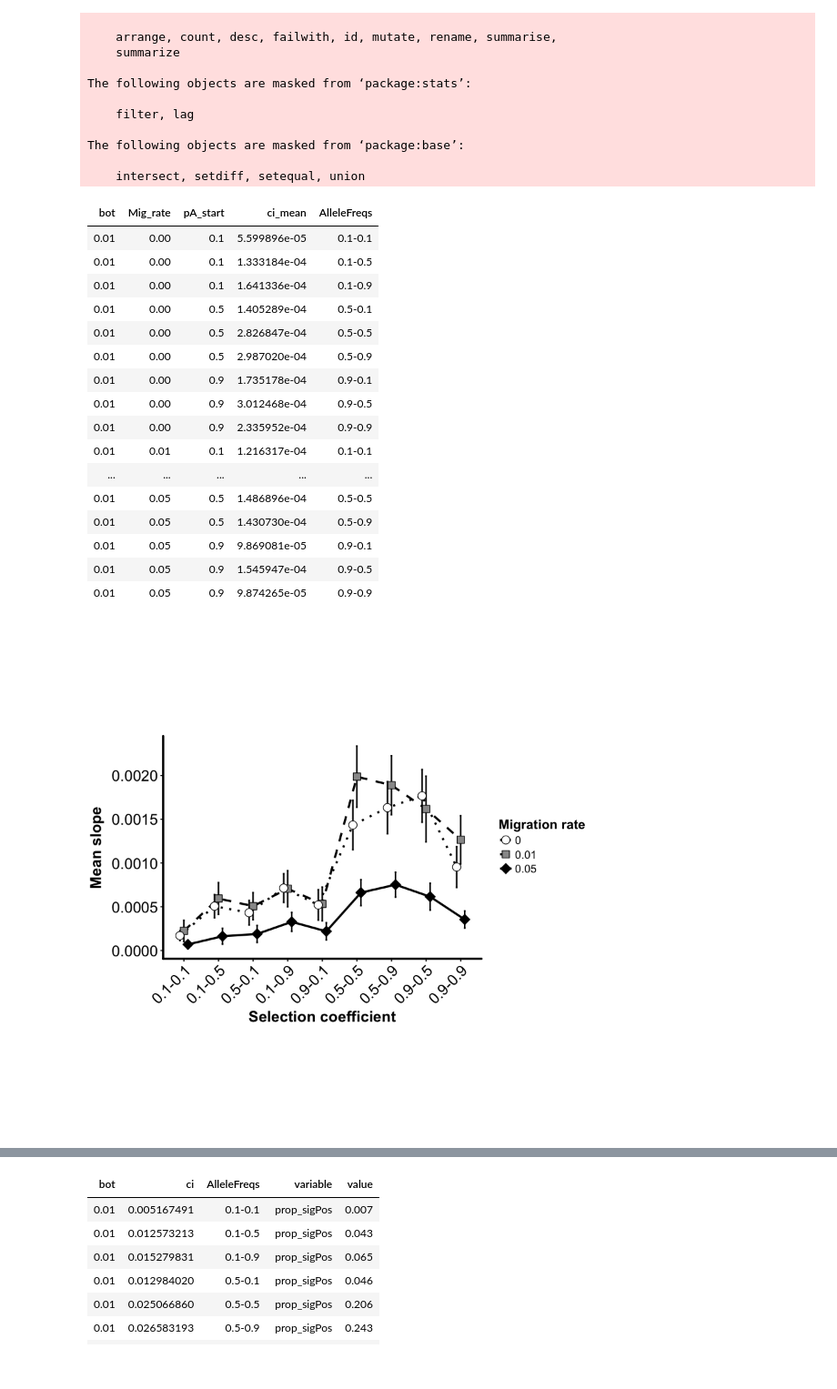
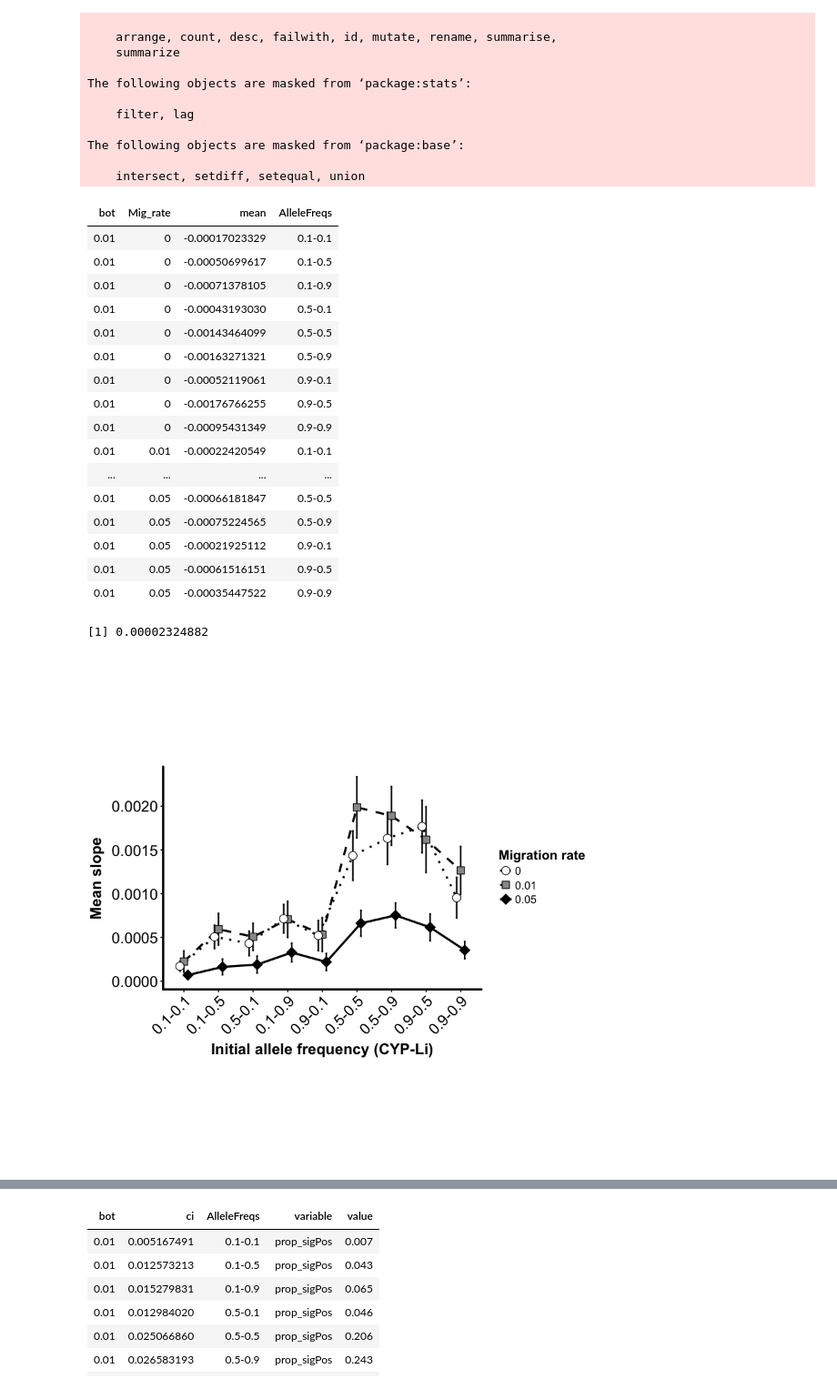
Before and after one commit to James-S-Santangelo/Simulating-Evolutionary-Clines-SEC-, a Jupyter notebook: SEC_Notebooks/R_Notebooks/oneFill_Bottlenecks_AlelleFreq.ipynb, the cells around one changed output, grey strips where cells are left out. Shown at 91% size. Drawn from its saved outputs; the diff is of its cells as text; code cells hidden in the pictures.

```diff
--- a/SEC_Notebooks/R_Notebooks/oneFill_Bottlenecks_AlelleFreq.ipynb
+++ b/SEC_Notebooks/R_Notebooks/oneFill_Bottlenecks_AlelleFreq.ipynb
@@ -95,40 +95,45 @@ MeansProps_GenOne_Interbot <- subset(MeansProps, seq == "1" & bot == "0.2")
 MeansProps_GenOne_NoBot <- subset(MeansProps, seq == "1" & bot == "1")
 MeansProps_GenOne_NoMig <- subset(MeansProps, seq == "1" & Mig_rate == "0")
 # %%
-MeansProps_GenOne_StrongBot[,c(1, 2, 3, 10, 23)]
+MeansProps_GenOne_StrongBot[,c(1, 2, 6, 23)]
 # %% [output]
-| bot | Mig_rate | pA_start | ci_mean | AlleleFreqs |
-| 0.01 | 0.00 | 0.1 | 5.599896e-05 | 0.1-0.1 |
-| 0.01 | 0.00 | 0.1 | 1.333184e-04 | 0.1-0.5 |
-| 0.01 | 0.00 | 0.1 | 1.641336e-04 | 0.1-0.9 |
-| 0.01 | 0.00 | 0.5 | 1.405289e-04 | 0.5-0.1 |
-| 0.01 | 0.00 | 0.5 | 2.826847e-04 | 0.5-0.5 |
-| 0.01 | 0.00 | 0.5 | 2.987020e-04 | 0.5-0.9 |
-| 0.01 | 0.00 | 0.9 | 1.735178e-04 | 0.9-0.1 |
-| 0.01 | 0.00 | 0.9 | 3.012468e-04 | 0.9-0.5 |
-| 0.01 | 0.00 | 0.9 | 2.335952e-04 | 0.9-0.9 |
-| 0.01 | 0.01 | 0.1 | 1.216317e-04 | 0.1-0.1 |
-| ... | ... | ... | ... | ... |
-| 0.01 | 0.05 | 0.5 | 1.486896e-04 | 0.5-0.5 |
-| 0.01 | 0.05 | 0.5 | 1.430730e-04 | 0.5-0.9 |
-| 0.01 | 0.05 | 0.9 | 9.869081e-05 | 0.9-0.1 |
-| 0.01 | 0.05 | 0.9 | 1.545947e-04 | 0.9-0.5 |
-| 0.01 | 0.05 | 0.9 | 9.874265e-05 | 0.9-0.9 |
+| bot | Mig_rate | mean | AlleleFreqs |
+| 0.01 | 0 | -0.00017023329 | 0.1-0.1 |
+| 0.01 | 0 | -0.00050699617 | 0.1-0.5 |
+| 0.01 | 0 | -0.00071378105 | 0.1-0.9 |
+| 0.01 | 0 | -0.00043193030 | 0.5-0.1 |
+| 0.01 | 0 | -0.00143464099 | 0.5-0.5 |
+| 0.01 | 0 | -0.00163271321 | 0.5-0.9 |
+| 0.01 | 0 | -0.00052119061 | 0.9-0.1 |
+| 0.01 | 0 | -0.00176766255 | 0.9-0.5 |
+| 0.01 | 0 | -0.00095431349 | 0.9-0.9 |
+| 0.01 | 0.01 | -0.00022420549 | 0.1-0.1 |
+| ... | ... | ... | ... |
+| 0.01 | 0.05 | -0.00066181847 | 0.5-0.5 |
+| 0.01 | 0.05 | -0.00075224565 | 0.5-0.9 |
+| 0.01 | 0.05 | -0.00021925112 | 0.9-0.1 |
+| 0.01 | 0.05 | -0.00061516151 | 0.9-0.5 |
+| 0.01 | 0.05 | -0.00035447522 | 0.9-0.9 |
+# %%
+options(scipen=999)
+2.324882e-05
+# %% [output]
+[1] 0.00002324882
 # %%
 MeanSlope_StrongBot_AlleleFreqs <- ggplot(MeansProps_GenOne_StrongBot, aes(x = AlleleFreqs, y = abs(mean), group = Mig_rate)) +
     geom_errorbar(aes(ymin = abs(mean) - ci_mean, ymax = abs(mean) + ci_mean), width=0.15, size=0.7,
     position = position_dodge(width = 0.35)) +
     geom_line(size = 1, aes(linetype = Mig_rate), position = position_dodge(width = 0.35)) +
     geom_point(size = 3.5, aes(fill = Mig_rate, shape = Mig_rate), position = position_dodge(width = 0.35)) +
     scale_shape_manual(labels = c("0", "0.01", "0.05"), values = c(21, 22, 23)) +
     scale_fill_manual(labels = c("0", "0.01", "0.05"), values = c("white", "grey60", "black")) +
     scale_linetype_manual(labels = c("0", "0.01", "0.05"), values = c("dotted", "dashed", "solid")) +
 #     coord_cartesian(ylim = c(0, 0.0067)) + scale_y_continuous(breaks = seq(from = 0, to = 0.006, by = 0.002)) +
-    ylab("Mean slope") + xlab("Selection coefficient") +
+    ylab("Mean slope") + xlab("Initial allele frequency (CYP-Li)") +
     labs(fill = "Migration rate", shape = "Migration rate", linetype = "Migration rate") + ng1.45
 MeanSlope_StrongBot_AlleleFreqs
 # %% [output]
-[figure, old version]
+[figure, new version]
 # %%
 MeanSlope_InterBot_AlleleFreqs <- ggplot(MeansProps_GenOne_Interbot, aes(x = AlleleFreqs, y = abs(mean), group = Mig_rate)) +
     geom_errorbar(aes(ymin = abs(mean) - ci_mean, ymax = abs(mean) + ci_mean), width=0.15, size=0.7,
```
Also changed, not shown: parts of 5 cells of this notebook, 8 other files.
